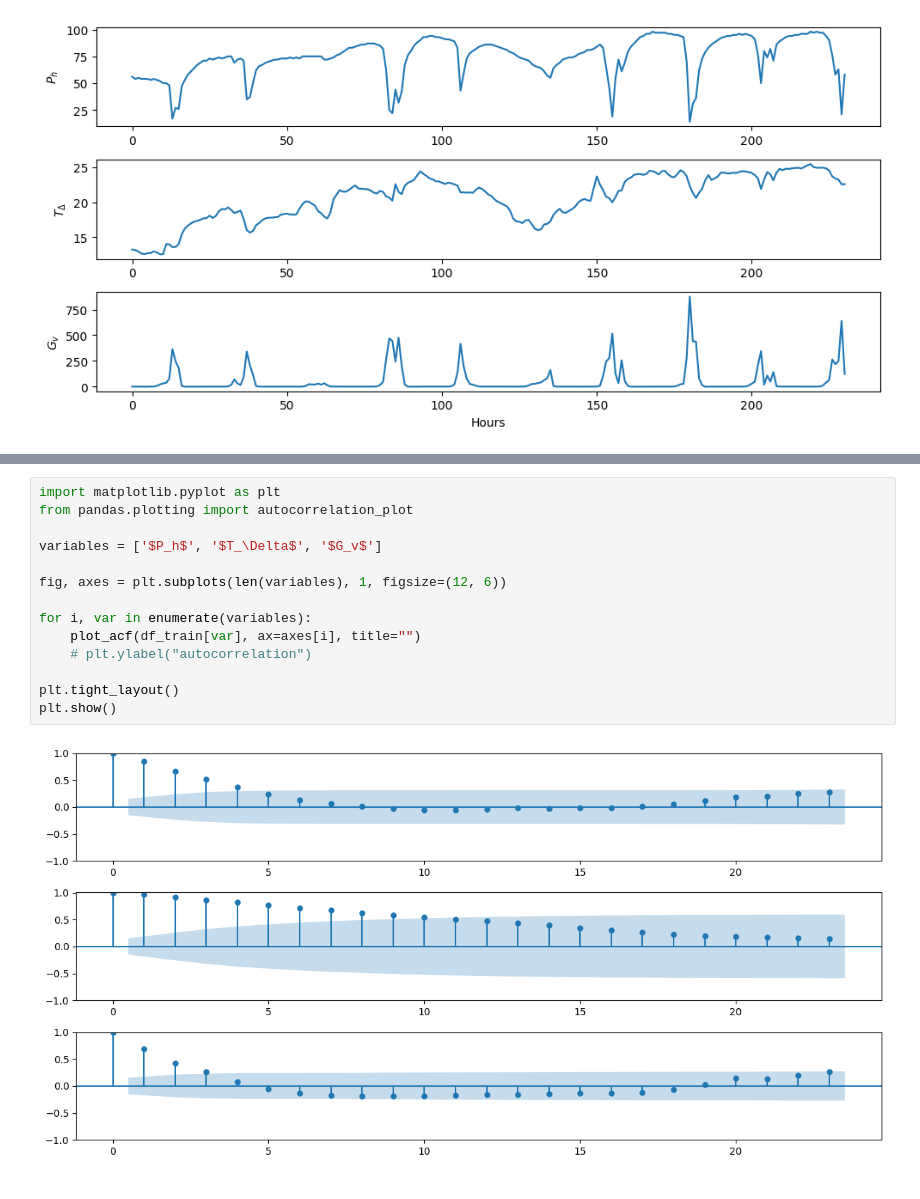
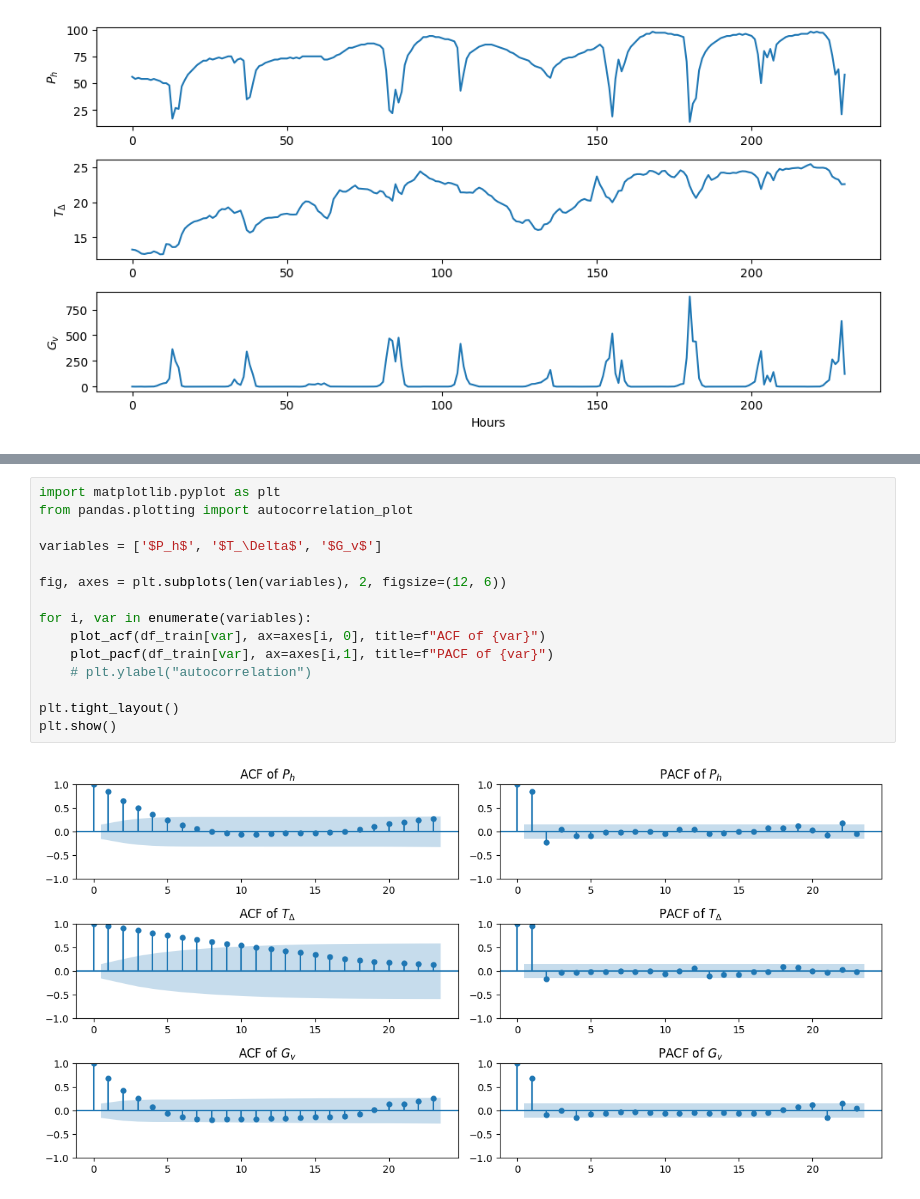
Before and after one commit to luca2618/Timeseries, a Jupyter notebook: assignment3/assignment3_emcken.ipynb, the cells around one changed output, grey strips where cells are left out. Drawn from its saved outputs; the diff is of its cells as text.

```diff
--- a/assignment3/assignment3_emcken.ipynb
+++ b/assignment3/assignment3_emcken.ipynb
@@ -301,16 +282,17 @@ See the caveats in the documentation: https://pandas.pydata.org/pandas-docs/stab
 # %%
 import matplotlib.pyplot as plt
 from pandas.plotting import autocorrelation_plot
 
 variables = ['$P_h$', '$T_\Delta$', '$G_v$']
 
-fig, axes = plt.subplots(len(variables), 1, figsize=(12, 6))
+fig, axes = plt.subplots(len(variables), 2, figsize=(12, 6))
 
 for i, var in enumerate(variables):
-    plot_acf(df_train[var], ax=axes[i], title="")
+    plot_acf(df_train[var], ax=axes[i, 0], title=f"ACF of {var}")
+    plot_pacf(df_train[var], ax=axes[i,1], title=f"PACF of {var}")
     # plt.ylabel("autocorrelation")
 
 plt.tight_layout()
 plt.show()
 # %% [output]
-[figure, old version]
+[figure, new version]
```
Also changed, not shown: parts of 14 cells of this notebook.
